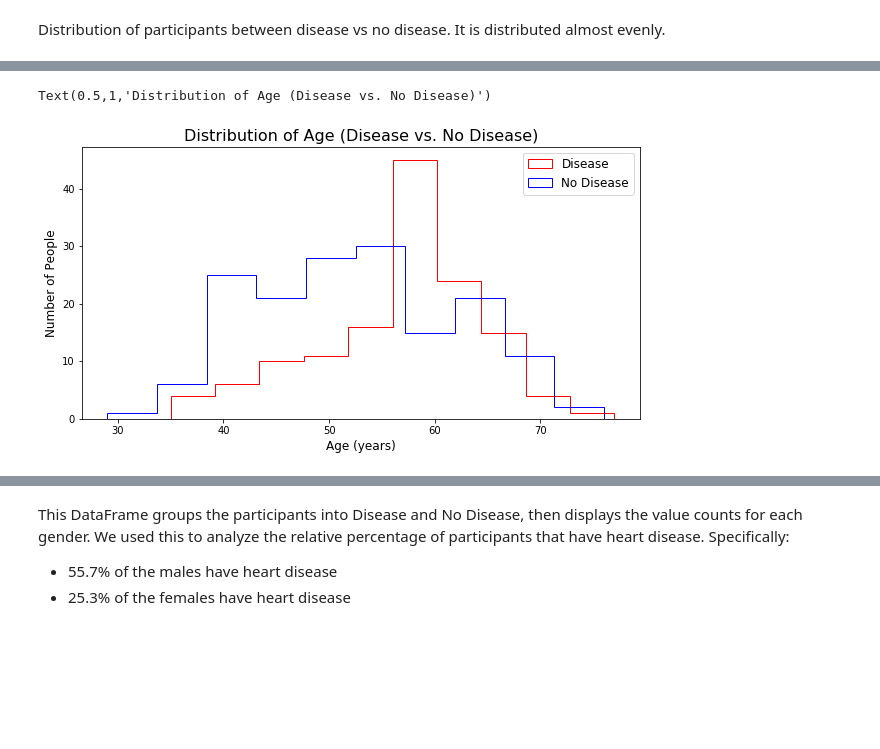
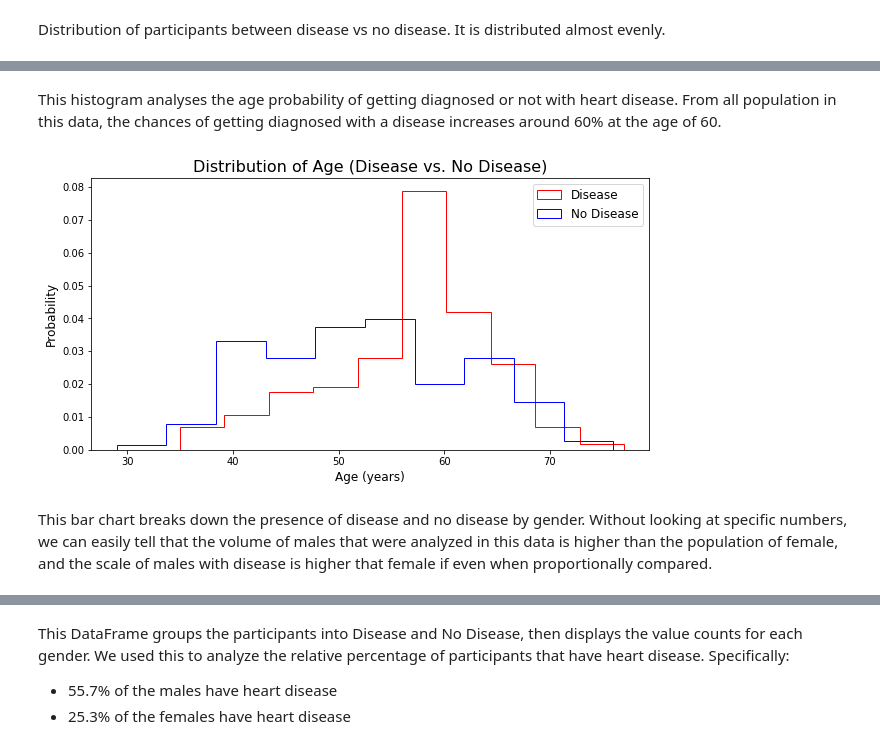
Before and after one commit to terrylashley/heart_project, a Jupyter notebook: heart_project_final.ipynb, the cells around one changed output, grey strips where cells are left out. Drawn from its saved outputs; the diff is of its cells as text; code cells hidden in the pictures; blank space fills up the shorter version.

```diff
--- a/heart_project_final.ipynb
+++ b/heart_project_final.ipynb
@@ -127,20 +127,24 @@ Text(0.5,1,'Disease Presence Distribution')
 # %%
 disease_df = heart_data[heart_data['Target'] == 'Disease']
 no_disease_df = heart_data[heart_data['Target'] == 'No disease']
+# %% [markdown]
+This histogram analyses the age probability of getting diagnosed or not with heart disease. From all population in this data, the chances of getting diagnosed with a disease increases around 60% at the age of 60.
 # %%
 # Create disease / no disease histograms by age
 disease_ages = disease_df['Age']
 no_disease_ages = no_disease_df['Age']
 plt.figure(figsize=(10,5))
-plt.hist(disease_ages, histtype = 'step', color='red')
-plt.hist(no_disease_ages, histtype = 'step', color='blue')
+plt.hist(disease_ages, histtype = 'step', color='red', density=True)
+plt.hist(no_disease_ages, histtype = 'step', color='blue', density=True)
 plt.legend(['Disease', 'No Disease'], fontsize = 12)
 plt.xlabel('Age (years)', fontsize = 12)
-plt.ylabel('Number of People', fontsize = 12)
+plt.ylabel('Probability', fontsize = 12)
 plt.title('Distribution of Age (Disease vs. No Disease)', fontsize = 16)
+plt.savefig("Output_file/Distribution_of_age_target.png")
 # %% [output]
-Text(0.5,1,'Distribution of Age (Disease vs. No Disease)')
-[figure, old version]
+[figure, new version]
+# %% [markdown]
+This bar chart breaks down the presence of disease and no disease by gender. Without looking at specific numbers, we can easily tell that the volume of males that were analyzed in this data is higher than the population of female, and the scale of males with disease is higher that female if even when proportionally compared.
 # %%
 #analysis by sex
 female_df = disease_df[disease_df['Sex'] == 'Female']
```
Also changed, not shown: parts of 16 cells of this notebook, 12 other files.
